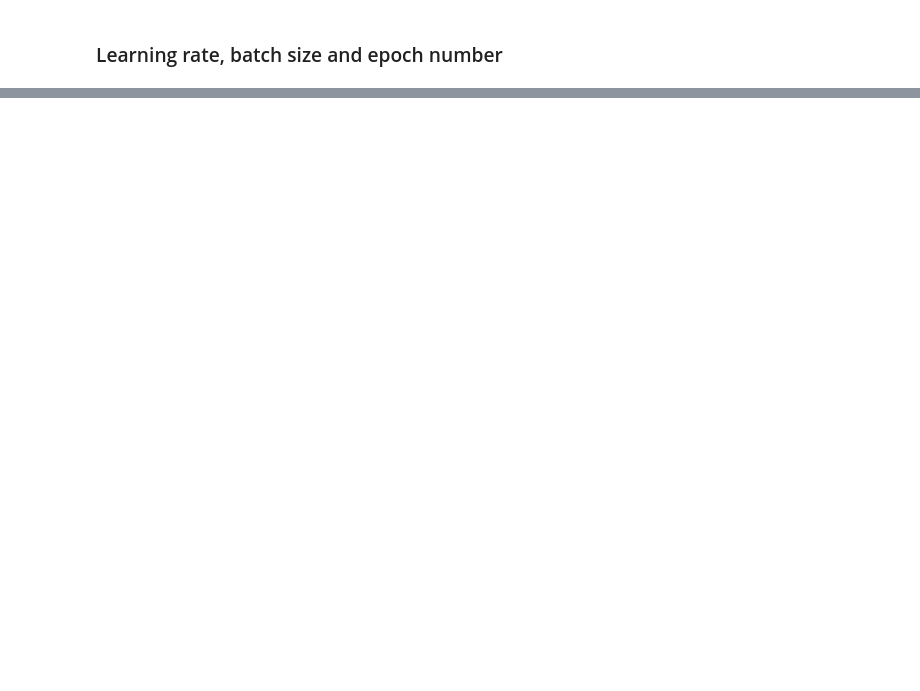
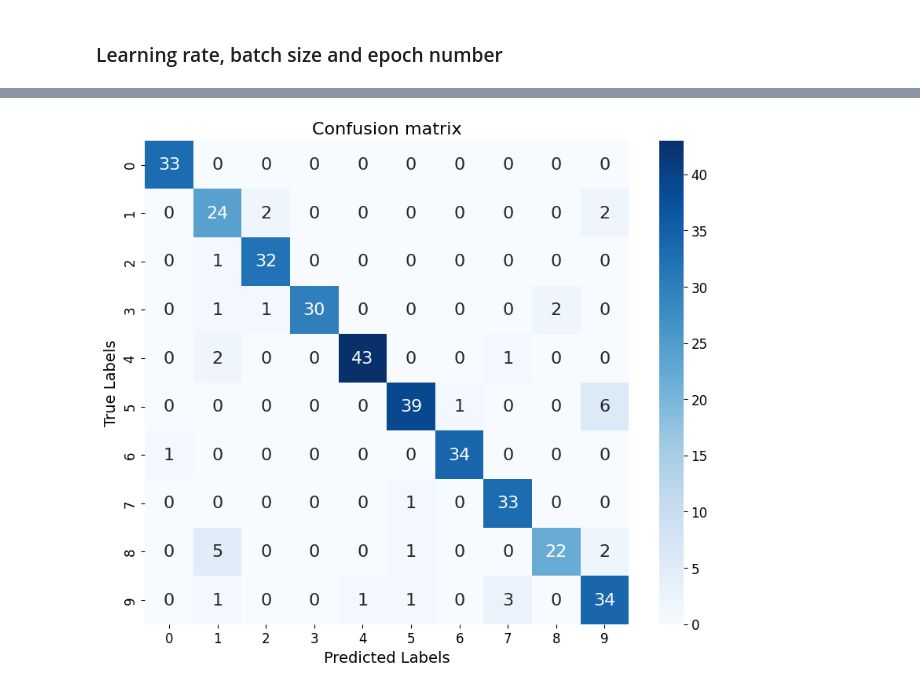
Before and after one commit to jonatanwins/Project3_FYS_STK4155, a Jupyter notebook: Runs/a_multinomial.ipynb, the cells around one changed output, grey strips where cells are left out. Drawn from its saved outputs; the diff is of its cells as text; code cells hidden in the pictures; blank space fills up the shorter version.

```diff
--- a/Runs/a_multinomial.ipynb
+++ b/Runs/a_multinomial.ipynb
@@ -115,0 +206,6 @@ CE train:  0.28630823
+# %%
+plot_confusion_matrix(X_test, y_test, model, beta,
+                      convert_to_percent=False,
+                      filename=filepath_location + "confusion")
+# %% [output]
+[figure, added]
```
Also changed, not shown: parts of 12 cells of this notebook, 6 other files.
